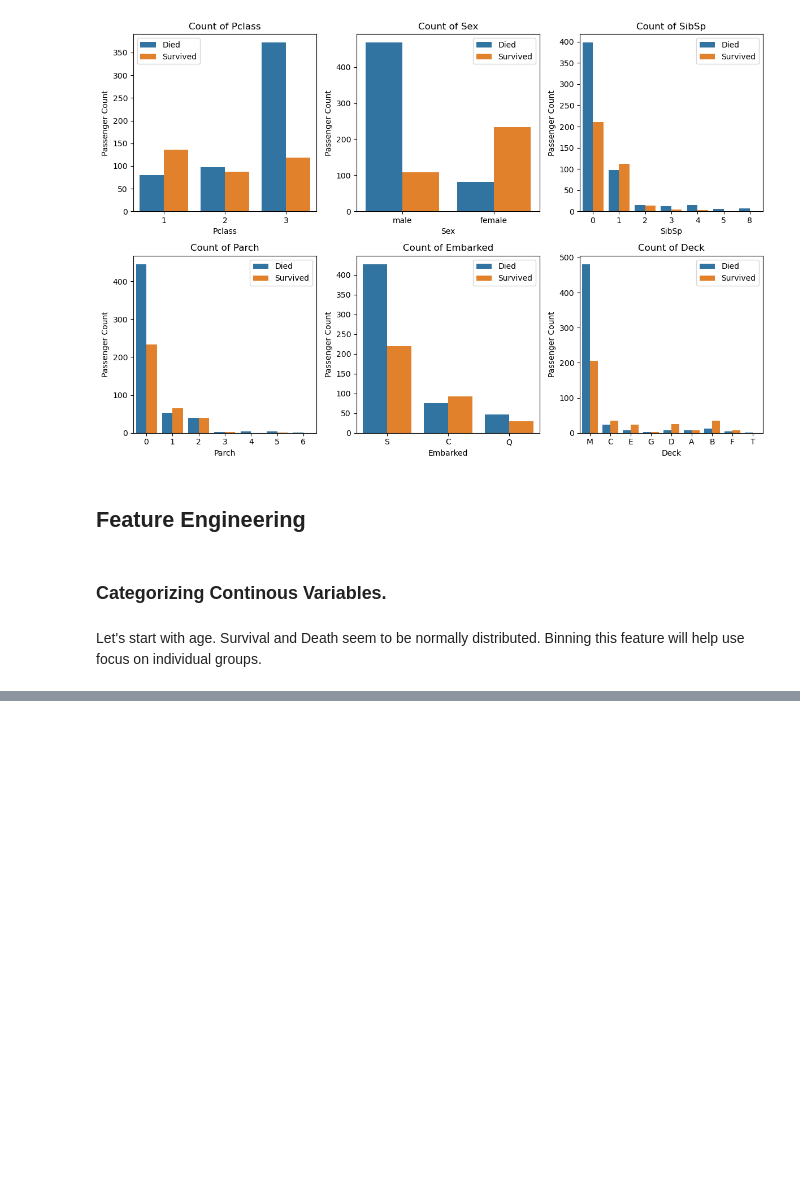
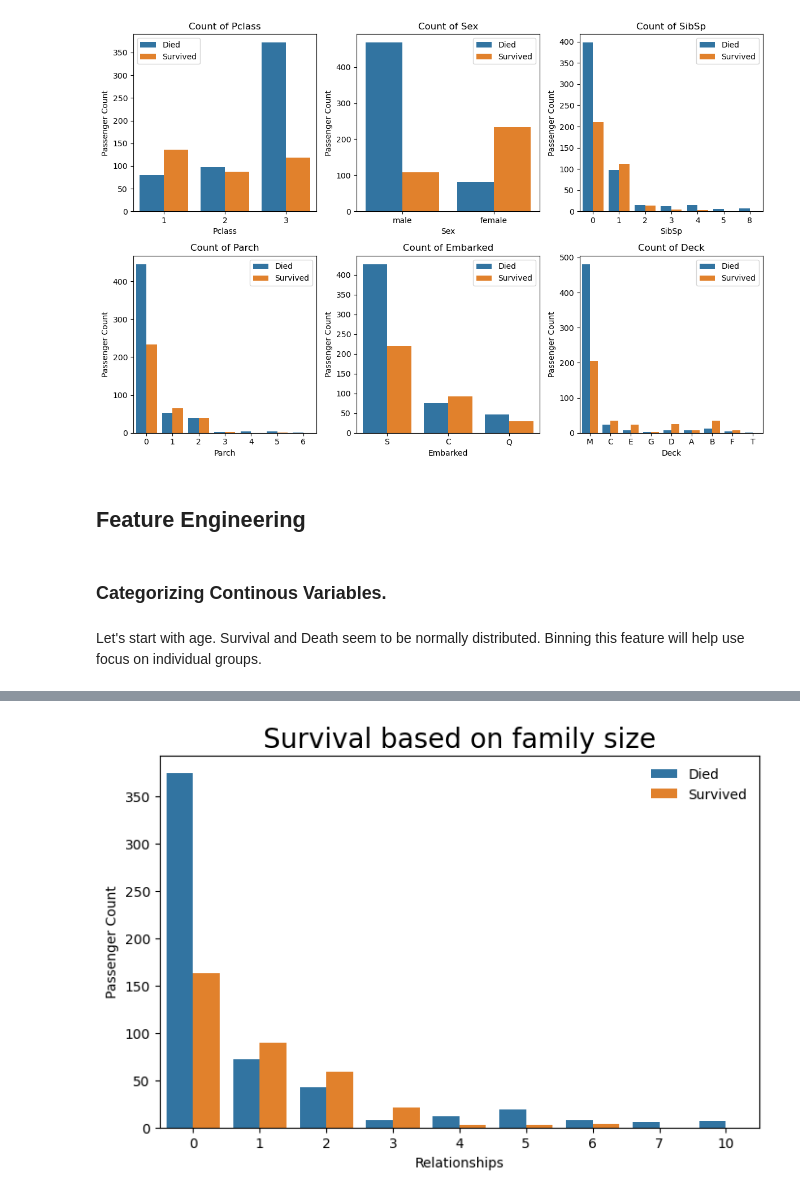
Before and after one commit to kamau96/Data_Science_Android_Web_Development, a Jupyter notebook: Data_Science_Development/Python_Programming/Titanic/survivor_predictor.ipynb, the cells around one changed output, grey strips where cells are left out. Cells and saved outputs as stored; diff of their text form; code cells hidden in the pictures; blank space fills up the shorter version.

```diff
--- a/Data_Science_Development/Python_Programming/Titanic/survivor_predictor.ipynb
+++ b/Data_Science_Development/Python_Programming/Titanic/survivor_predictor.ipynb
@@ -308,6 +309,6 @@ plt.show()
 # %%
 bins = [0, 7.5, 8, 14.5, 32, 80, 513]
-labels = ["Cheap", "Low", "Above Low", "Average", "Above Average", "Expensive"]
+labels = ["Cheap", "Affordable", "Below Average", "Average", "Above Average", "Expensive"]
 
 train["Fare"] = pd.cut(train["Fare"], bins=bins, labels=labels)
 # %%
@@ -321,0 +326,11 @@ plt.show()
+# %%
+train["Relationships"] = train["SibSp"] + train["Parch"]
+# %%
+fig, ax = plt.subplots(figsize=(8,5))
+sns.countplot(data=train, x="Relationships", hue="Survived", ax=ax)
+ax.legend(["Died", "Survived"], frameon=False)
+ax.set_title("Survival based on family size", size=20)
+ax.set_ylabel("Passenger Count")
+plt.show()
+# %% [output]
+[figure, added]
```
Also changed, not shown: parts of 3 cells of this notebook.
